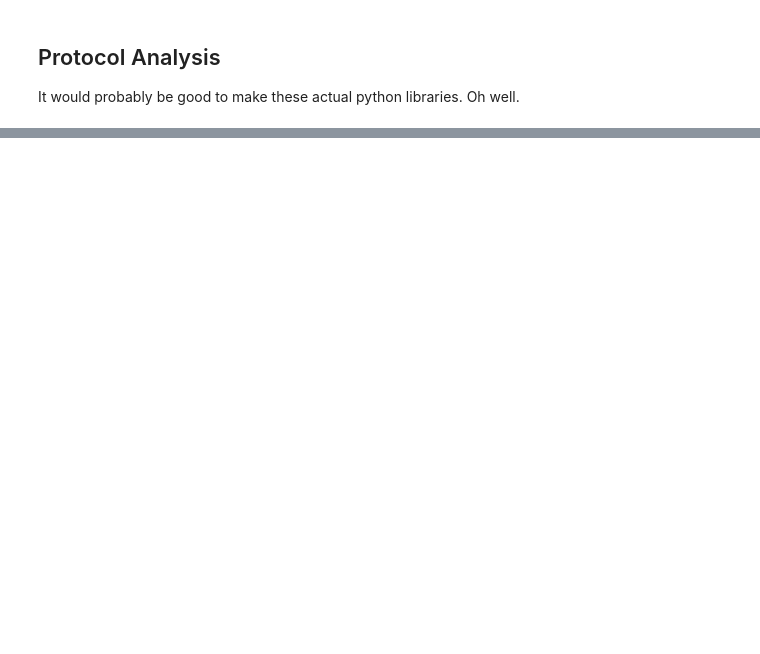
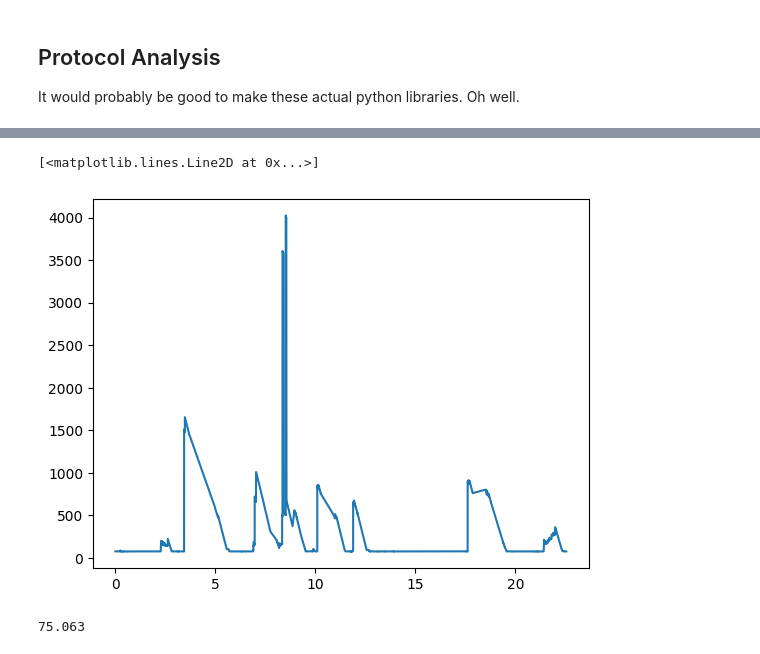
Before and after one commit to dqian3/DOM-BFT, a Jupyter notebook: results/analysis.ipynb, the cells around one changed output, grey strips where cells are left out. Saved outputs shown, nothing was run; the diff lists cells and outputs as text; code cells hidden in the pictures; blank space fills up the shorter version.

```diff
--- a/results/analysis.ipynb
+++ b/results/analysis.ipynb
@@ -7,7 +7,7 @@ It would probably be good to make these actual python libraries. Oh well.
 
 from pathlib import Path
 
-filename="c18_slow_full_512.out"
+filename="04_09/test.out"
 
 if not Path(filename).exists():
     !cat ../logs/replica*.log ../logs/client*.log | grep PERF >{filename}
@@ -57,28 +57,28 @@ all_commits = list(filter(lambda x: x["event"] == "commit", all_events))
 # Look at each client commit, make sure there are no two clients ops on the same seq
 from collections import Counter
 
-counts = Counter(c["seq"] for c in all_commits if c["path"] != "missed")
-for seq in counts:
-    if counts[seq] > 1:
-        print(f"Sequence {seq} has different commits!")
-        print(list(
-            f"c_id={x['client_id']} c_seq={x['client_seq']} path={x['path']} round={x['round']}"
-           for x in filter(lambda x: x["seq"] == seq, commits)
-        ))
+# counts = Counter(c["seq"] for c in all_commits if c["path"] != "missed")
+# for seq in counts:
+#     if counts[seq] > 1:
+#         print(f"Sequence {seq} has different commits!")
+#         print(list(
+#             f"c_id={x['client_id']} c_seq={x['client_seq']} path={x['path']} round={x['round']}"
+#            for x in filter(lambda x: x["seq"] == seq, all_commits)
+#         ))
 # %%
 # Ensure all client operations are committed
 clients = set(x['client_id'] for x in all_commits)
 
-for c_id in clients:
-    c_commits = filter(lambda x: x["client_id"] == c_id, all_commits)
-    seq = sorted(c["client_seq"] for c in c_commits)
+# for c_id in clients:
+#     c_commits = filter(lambda x: x["client_id"] == c_id, all_commits)
+#     seq = sorted(c["client_seq"] for c in c_commits)
 
-    for x, y in zip(seq, seq[1:]):
-        if (y-x) > 1:
-            print(f"Client {c_id} missed commits between {x + 1}-{y - 1}")
+#     for x, y in zip(seq, seq[1:]):
+#         if (y-x) > 1:
+#             print(f"Client {c_id} missed commits between {x + 1}-{y - 1}")
 
-        if x == y:
-            print(f"Client {c_id} repeated commits {x}")
+#         if x == y:
+#             print(f"Client {c_id} repeated commits {x}")
 # %%
 
 start_time = all_events[0]['time'] + datetime.timedelta(seconds=10)
@@ -130,10 +149,12 @@ if len(missed) > 0:
 # %%
 # Get the throughput over periods of 100ms every 10ms
 
+commits = [x for x in commits if x["client_id"] == 0]
+
 import numpy as np
 
-w_size = 1 #s
-resolution = 0.2 #s
+w_size = 0.5 #s
+resolution = 0.1 #s
 
 end = (commits[-1]["time"] - start_time).total_seconds()
 
@@ -213,16 +238,19 @@ plt.show()
 # %%
-cs = [x for x in commits if x["client_id"] == 1]
+cs = [x for x in commits if x["client_id"] == 4]
 
 start_times = [x["time"].timestamp() - x["latency"] / 10**6 for x in cs]
 min_t = min(start_times)
 
 starts = [t - min_t for t in start_times]
 
 data = list(zip(starts, cs))
 data = sorted(data, key=lambda t: t[0])
 
 latencies = [(t, x["latency"] / 1000) for t, x in data]
 
 times, latencies = zip(*latencies)
 
 plt.plot(times, latencies)
+# %% [output]
+[<matplotlib.lines.Line2D at 0x...>]
+[figure, added]
@@ -231,3 +257,7 @@ min((x for x in latencies))
+# %%
+min((x for x in latencies))
+# %% [output]
+75.063
 # %%
 # Sort the data
 latencies_sorted = np.sort(latencies)
```
Also changed, not shown: parts of 5 cells of this notebook, 10 other files.
